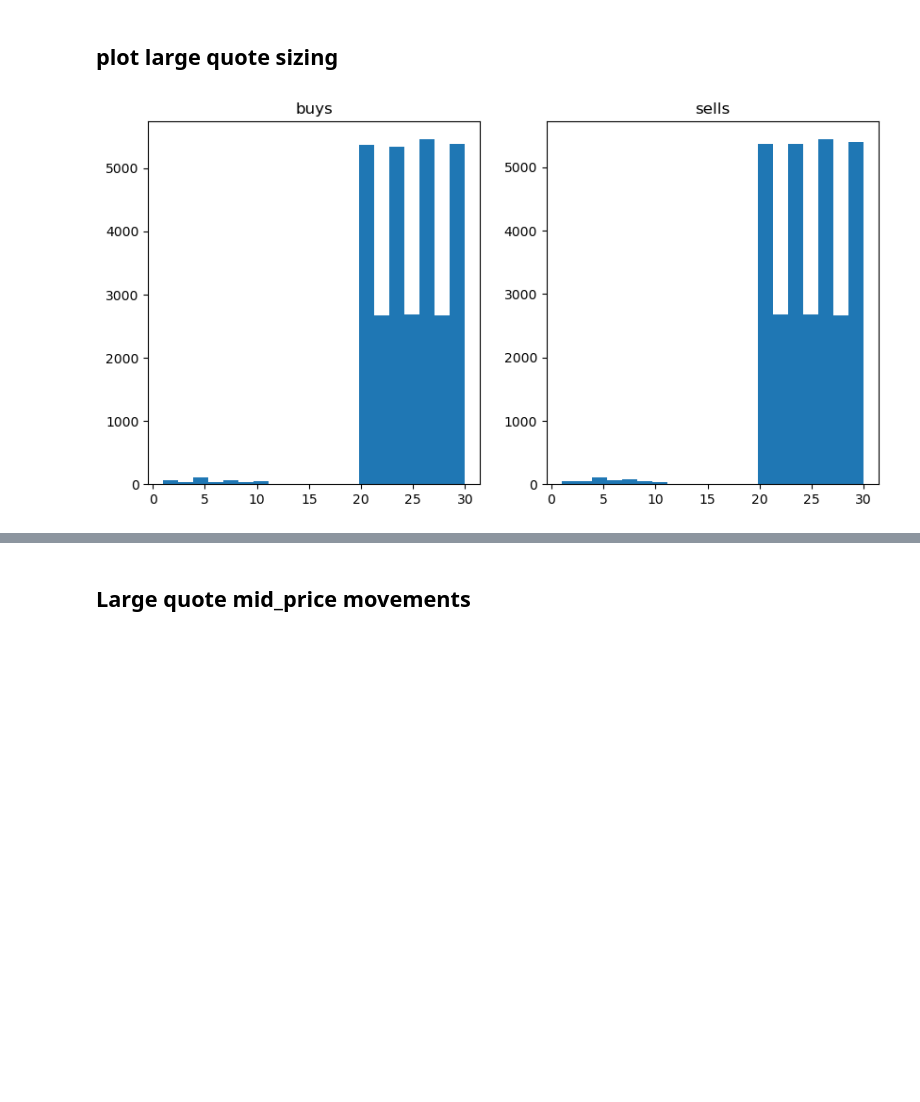
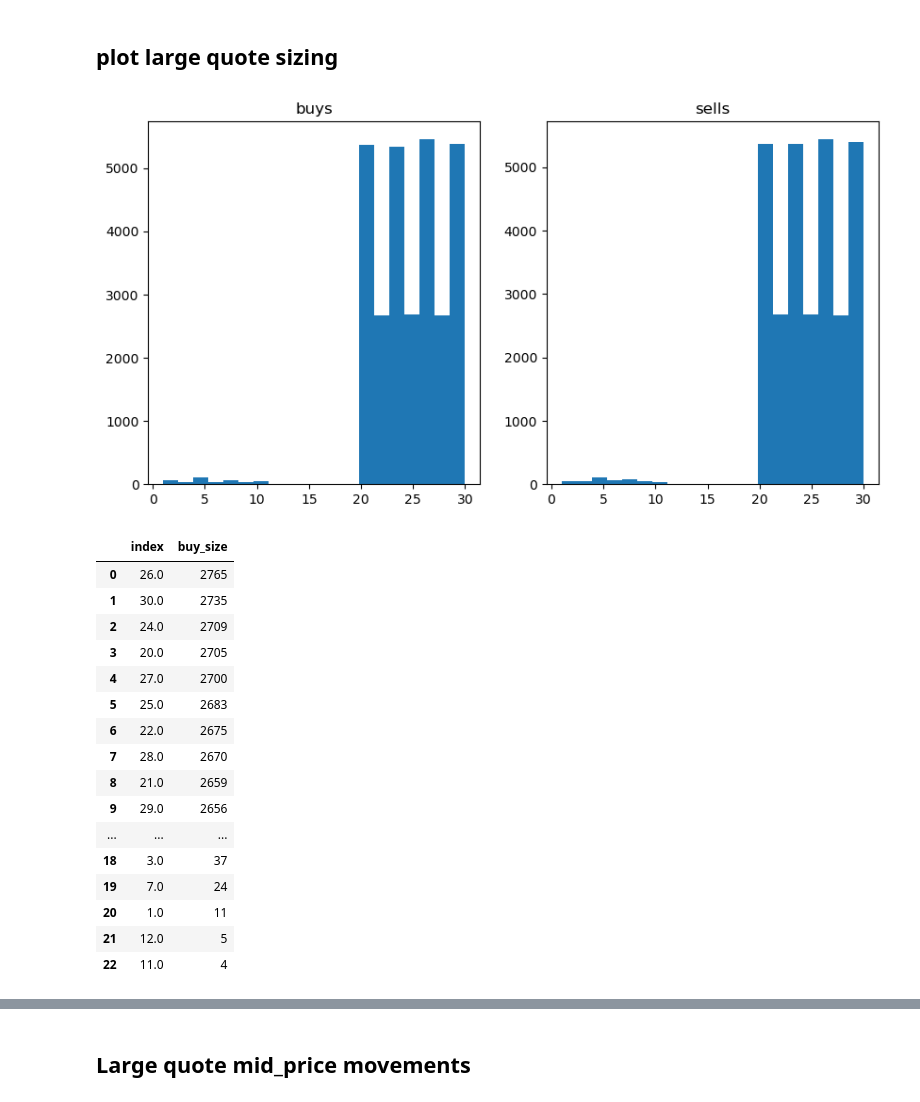
Before and after one commit to rzhan11/IMCTradingComp23, a Jupyter notebook: nbs/round1-csv-exploration.ipynb, the cells around one changed output, grey strips where cells are left out. Saved outputs shown, nothing was run; the diff lists cells and outputs as text; code cells hidden in the pictures; blank space fills up the shorter version.

```diff
--- a/nbs/round1-csv-exploration.ipynb
+++ b/nbs/round1-csv-exploration.ipynb
@@ -186,14 +194,35 @@ plt.legend()
 # %%
 plt.figure(figsize=(10, 5))
 
 plt.subplot(121)
 plt.hist(quote_df["buy_size"], bins=20)
 plt.title("buys")
 
 plt.subplot(122)
 plt.hist(quote_df["sell_size"], bins=20)
 plt.title("sells")
 
 plt.show()
+
+
+display(quote_df["buy_size"].value_counts().reset_index())
+display(quote_df["sell_size"].value_counts().reset_index())
 # %% [output]
 [figure]
+|  | index | buy_size |
+| 0 | 26.0 | 2765 |
+| 1 | 30.0 | 2735 |
+| 2 | 24.0 | 2709 |
+| 3 | 20.0 | 2705 |
+| 4 | 27.0 | 2700 |
+| 5 | 25.0 | 2683 |
+| 6 | 22.0 | 2675 |
+| 7 | 28.0 | 2670 |
+| 8 | 21.0 | 2659 |
+| 9 | 29.0 | 2656 |
+| ... | ... | ... |
+| 18 | 3.0 | 37 |
+| 19 | 7.0 | 24 |
+| 20 | 1.0 | 11 |
+| 21 | 12.0 | 5 |
+| 22 | 11.0 | 4 |
```
Also changed, not shown: parts of 9 cells of this notebook, 3 other files.
